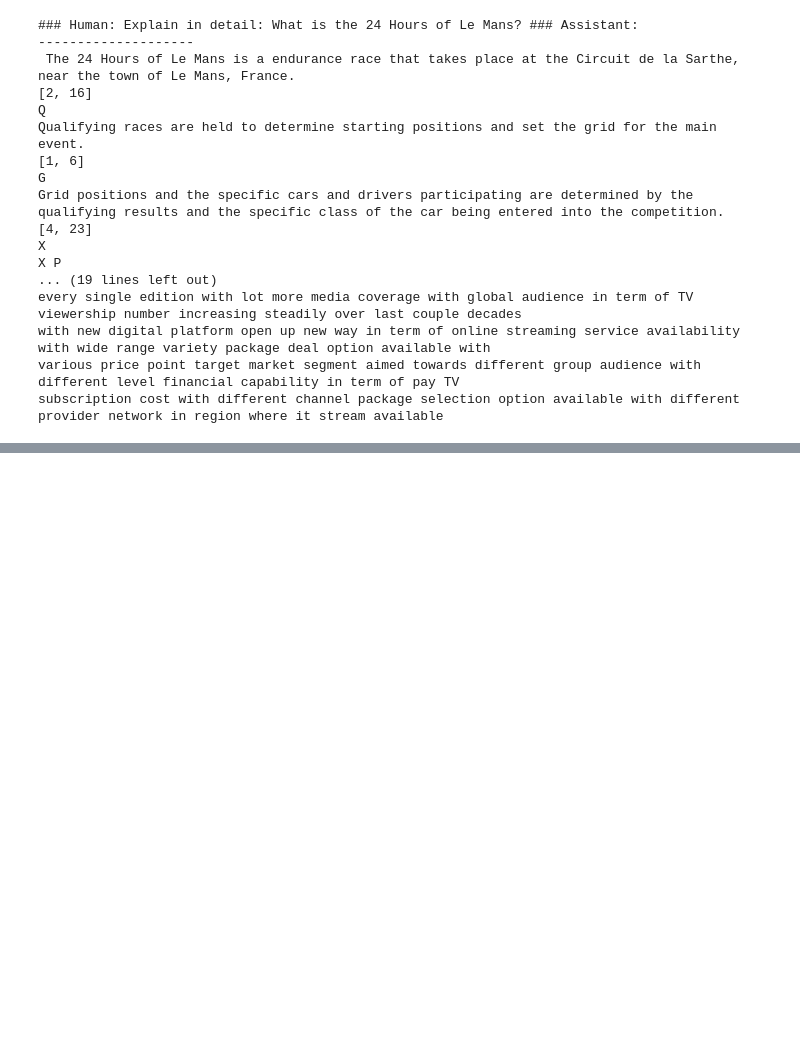
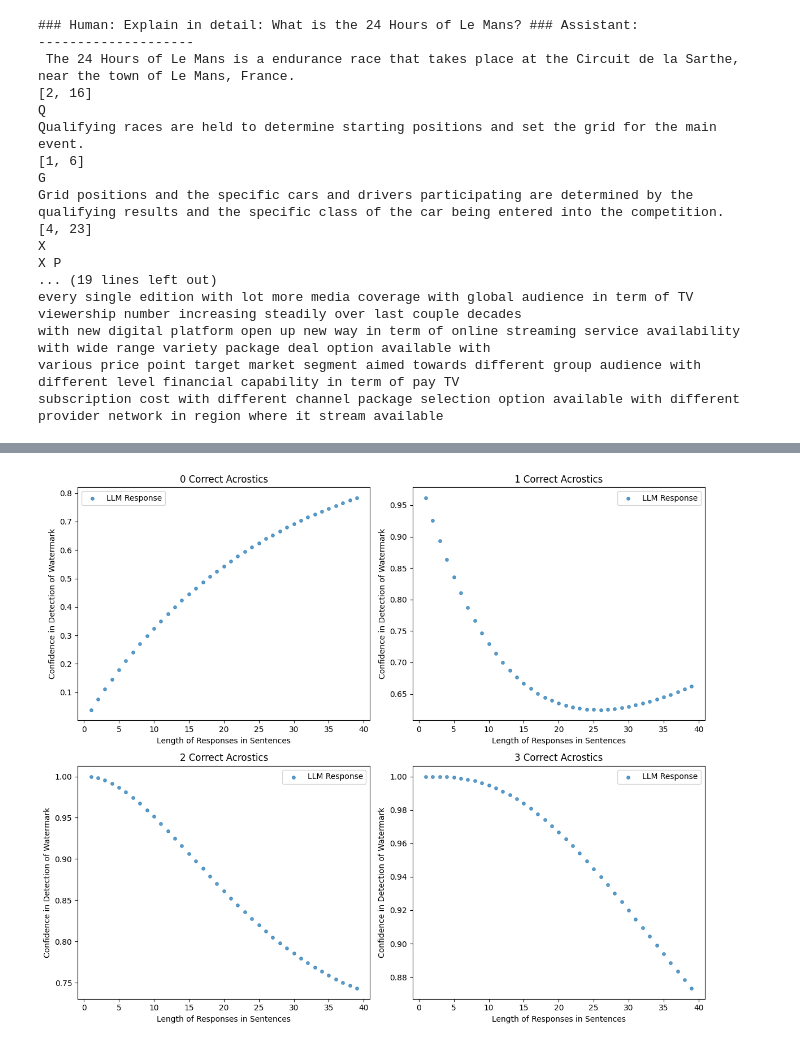
Before and after one commit to CommodoreEU/master-generation, a Jupyter notebook: notebook.ipynb, the cells around one changed output, grey strips where cells are left out. Drawn from its saved outputs; the diff is of its cells as text; code cells hidden in the pictures; blank space fills up the shorter version.

```diff
--- a/notebook.ipynb
+++ b/notebook.ipynb
@@ -359,0 +943,61 @@ print(most_common_letters(reply, 3))
+# %%
+def probability_of_acrosticon(num_sentences_starting_with_A, total_sentences, probability_of_A=1/26):
+
+        # Calculate the binomial probability
+        return binom.pmf(num_sentences_starting_with_A, total_sentences, probability_of_A)
+
+
+# Create a figure with 2 rows and 2 columns of subplots
+fig, axs = plt.subplots(2, 2, figsize=(12, 10))
+
+# Subplot 1
+x_values1 = range(1,40)
+y_values1 = []
+for x in x_values1:
+        y_values1.append(1-probability_of_acrosticon(0,x))
+axs[0, 0].scatter(x_values1, y_values1, s=15, alpha=0.7, c=['C0'], marker='o', label='LLM Response')
+axs[0, 0].set_xlabel('Length of Responses in Sentences')
+axs[0, 0].set_ylabel('Confidence in Detection of Watermark')
+axs[0, 0].set_title('0 Correct Acrostics')
+axs[0, 0].legend()
+
+# Subplot 2
+x_values2 = range(1,40)
+y_values2 = []
+for x in x_values2:
+        y_values2.append(1-probability_of_acrosticon(1,x))
+axs[0, 1].scatter(x_values2, y_values2, s=15, alpha=0.7, c=['C0'], marker='o', label='LLM Response')
+axs[0, 1].set_xlabel('Length of Responses in Sentences')
+axs[0, 1].set_ylabel('Confidence in Detection of Watermark')
+axs[0, 1].set_title('1 Correct Acrostics')
+axs[0, 1].legend()
+
+# Subplot 3
+x_values3 = range(1,40)
+y_values3 = []
+for x in x_values3:
+        y_values3.append(1-probability_of_acrosticon(2,x))
+axs[1, 0].scatter(x_values3, y_values3, s=15, alpha=0.7, c=['C0'], marker='o', label='LLM Response')
+axs[1, 0].set_xlabel('Length of Responses in Sentences')
+axs[1, 0].set_ylabel('Confidence in Detection of Watermark')
+axs[1, 0].set_title('2 Correct Acrostics')
+axs[1, 0].legend()
+
+# Subplot 4
+x_values4 = range(1,40)
+y_values4 = []
+for x in x_values4:
+        y_values4.append(1-probability_of_acrosticon(3,x))
+axs[1, 1].scatter(x_values4, y_values4, s=15, alpha=0.7, c=['C0'], marker='o', label='LLM Response')
+axs[1, 1].set_xlabel('Length of Responses in Sentences')
+axs[1, 1].set_ylabel('Confidence in Detection of Watermark')
+axs[1, 1].set_title('3 Correct Acrostics')
+axs[1, 1].legend()
+
+# Adjust spacing between subplots
+plt.tight_layout()
+
+# Show the combined figure
+plt.show()
+# %% [output]
+[figure, added]
```
Also changed, not shown: parts of 17 cells of this notebook, 17 other files.
